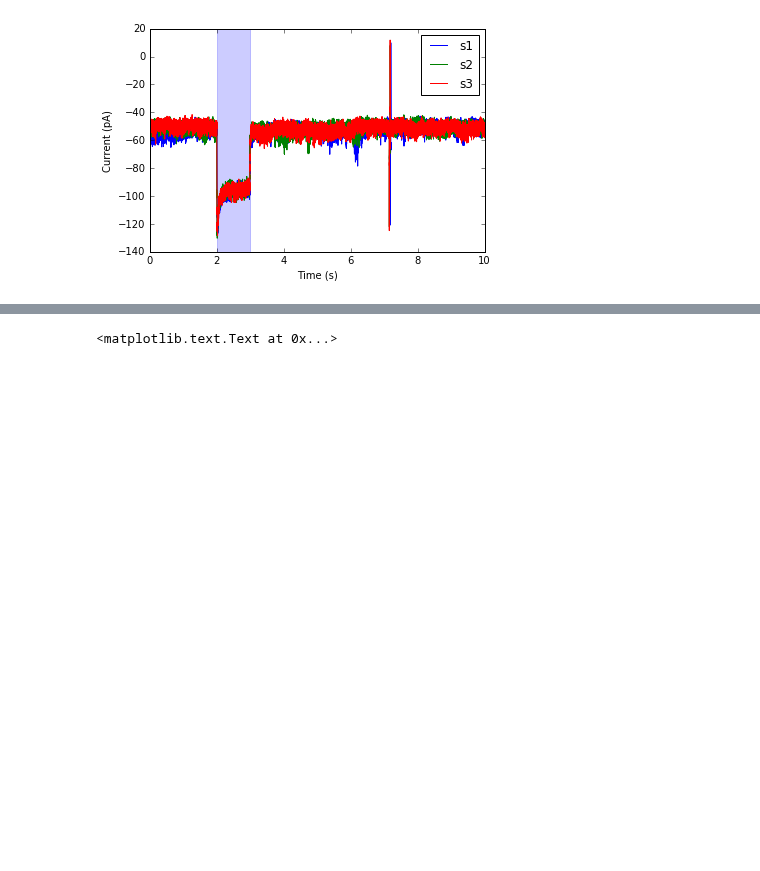
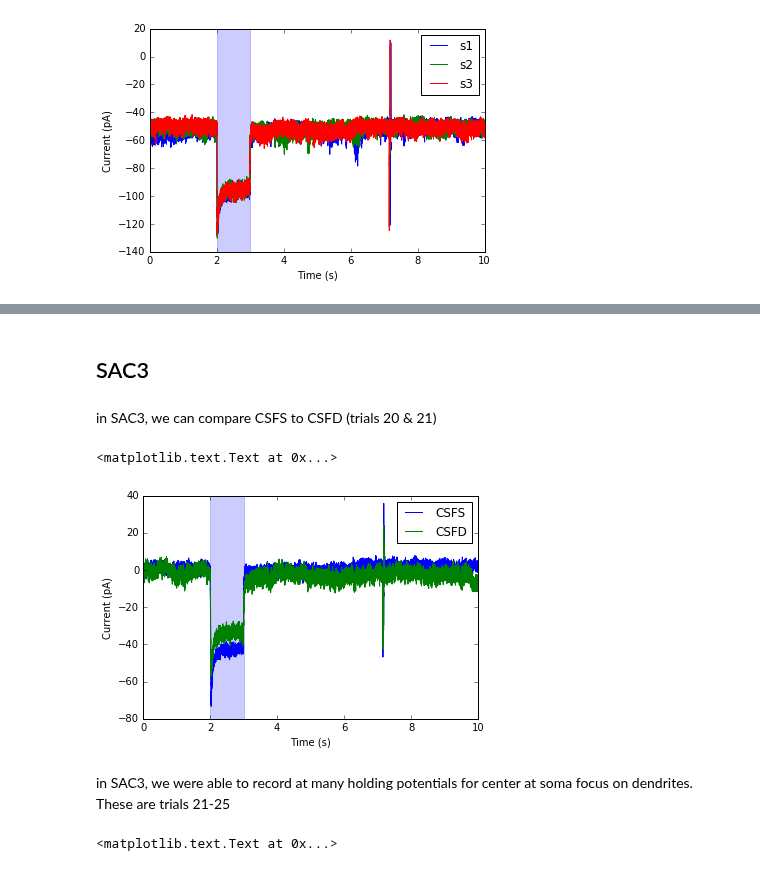
Before and after one commit to vdutell/ephysanalysis, a Jupyter notebook: vclamp.ipynb, the cells around one changed output, grey strips where cells are left out. Cells and saved outputs as stored; diff of their text form; code cells hidden in the pictures; blank space fills up the shorter version.

```diff
--- a/vclamp.ipynb
+++ b/vclamp.ipynb
@@ -130,3 +184,32 @@ Trials:
+# %% [markdown]
+## SAC3
+# %% [markdown]
+in SAC3, we can compare CSFS to CSFD (trials 20 & 21)
+# %%
+sac3 = np.array([[20, 'CSFS'],
+                [21, 'CSFD']])
+
+fig = plt.figure()
+for t in range(len(sac3)):
+    condition = '00' + str(sac3[t,0])
+    fname = '../data/ChatCreChR2/' + date + '/' + datef2 + condition + '.abf'
+    plotsweeps(fname, mylabel=str(sac3[t,1]), rawbg=0, submean=1)
+#plt.ylim([-300, 300])
+
+##show limits of stimulation
+plt.axvspan(2.0, 3.0, alpha=0.2, color='blue')
+
+
+fig.show()
+plt.legend()
+
+plt.xlabel('Time (s)')
+plt.ylabel('Current (pA)')
+# %% [output]
+<matplotlib.text.Text at 0x...>
+[figure, added]
+# %% [markdown]
+in SAC3, we were able to record at many holding potentials for center at soma focus on dendrites. These are trials 21-25
 # %%
 sac3 = np.array([[24, 40],
                 [23, 20],
```
Also changed, not shown: parts of 21 cells of this notebook, 1 other file.
